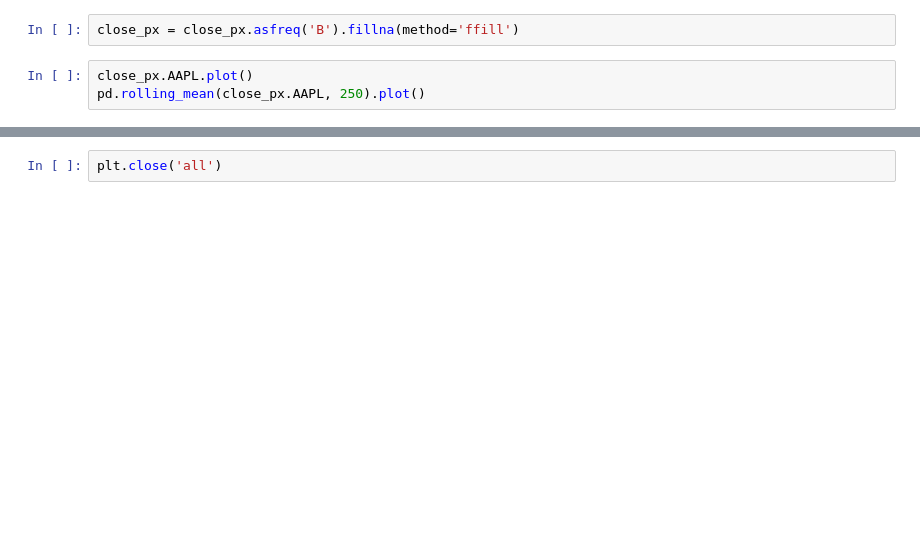
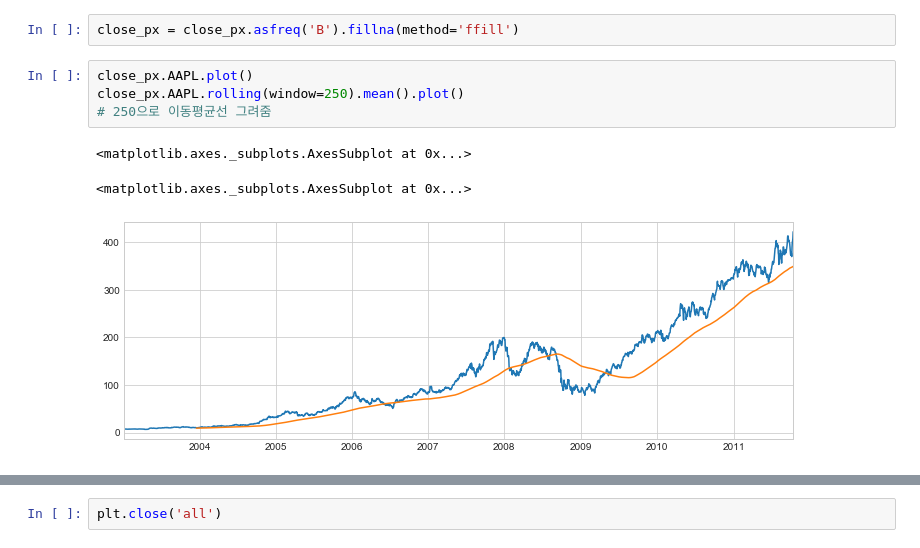
Before and after one commit to The-G/Python_for_DataAnalysis, a Jupyter notebook: ch10.ipynb, the cells around one changed output, grey strips where cells are left out. Drawn from its saved outputs; the diff is of its cells as text; blank space fills up the shorter version.

```diff
--- a/ch10.ipynb
+++ b/ch10.ipynb
@@ -2029,4 +2178,9 @@ appl_q.ix['2009':].plot()
 close_px = close_px.asfreq('B').fillna(method='ffill')
 # %%
 close_px.AAPL.plot()
-pd.rolling_mean(close_px.AAPL, 250).plot()
+close_px.AAPL.rolling(window=250).mean().plot()
+# 250으로 이동평균선 그려줌
+# %% [output]
+<matplotlib.axes._subplots.AxesSubplot at 0x...>
+<matplotlib.axes._subplots.AxesSubplot at 0x...>
+[figure, added]
```
Also changed, not shown: parts of 46 cells of this notebook.
